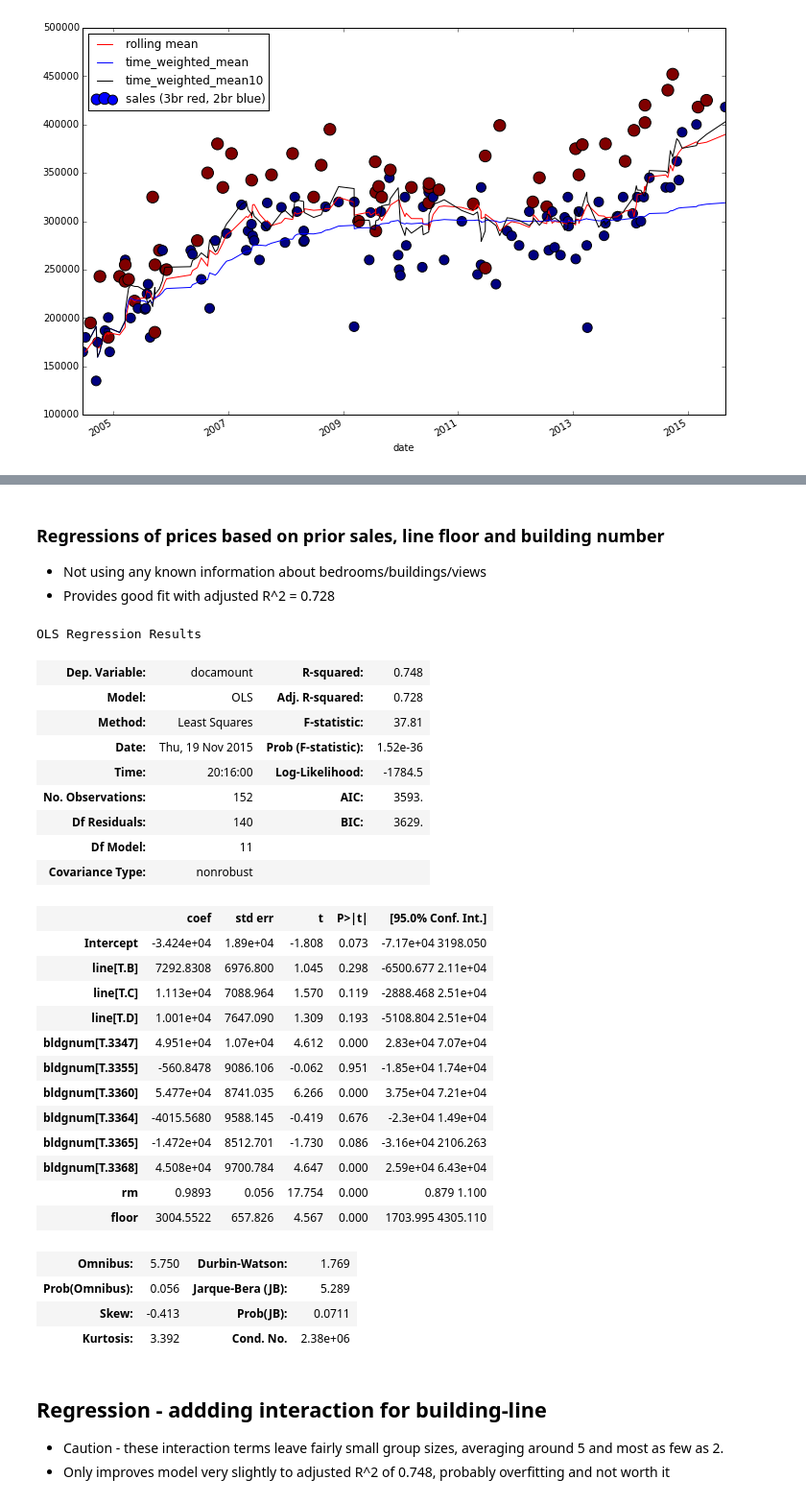
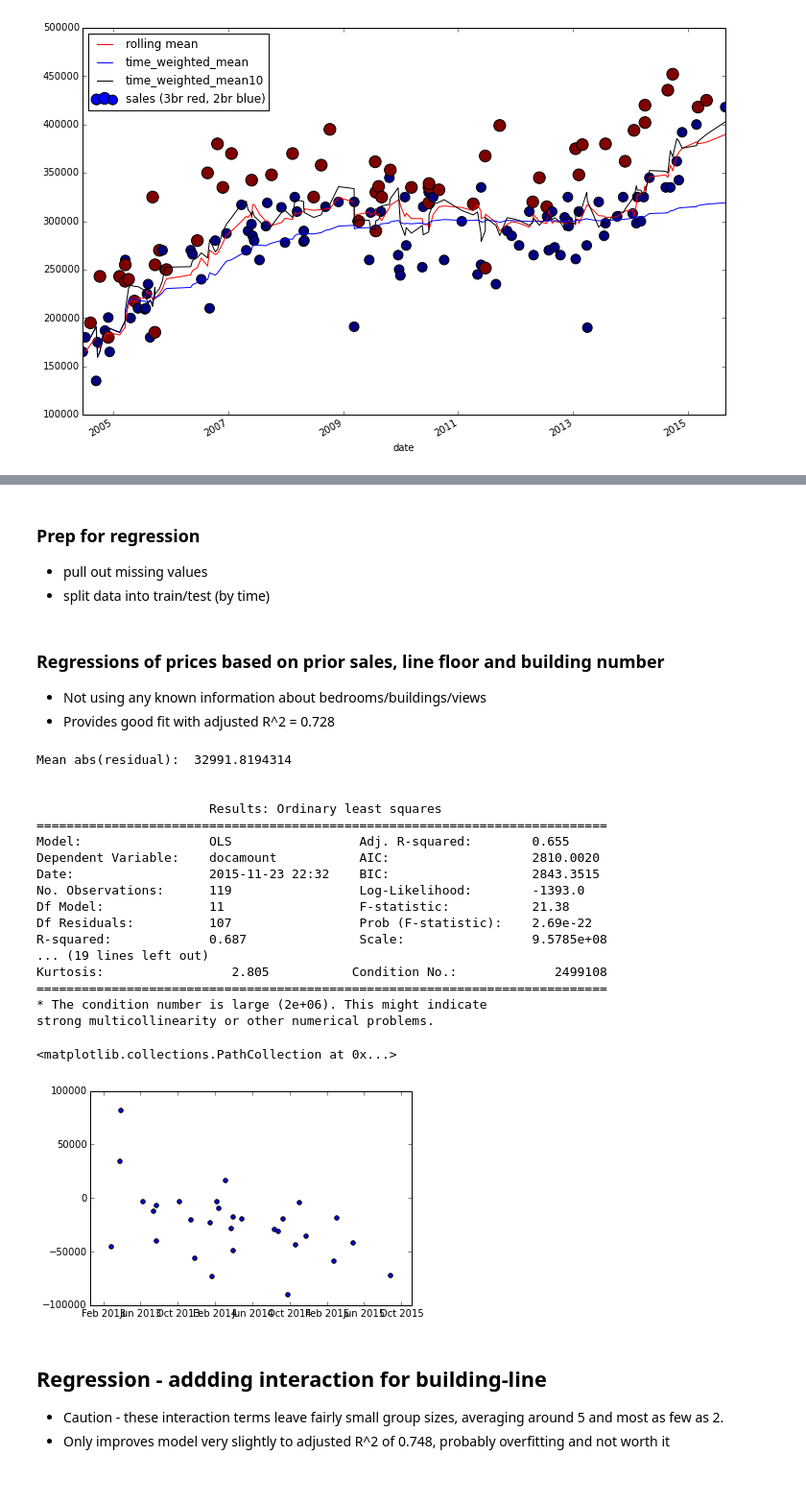
Before and after one commit to Jwerberg/slideruleprojects, a Jupyter notebook: Capstone Milestone Report.ipynb, the cells around one changed output, grey strips where cells are left out. Shown at 96% size. Drawn from its saved outputs; the diff is of its cells as text; code cells hidden in the pictures.

```diff
--- a/Capstone Milestone Report.ipynb
+++ b/Capstone Milestone Report.ipynb
@@ -262,0 +263,4 @@ plt.show()
+# %% [markdown]
+### Prep for regression
+- pull out missing values
+- split data into train/test (by time)
@@ -265,37 +273,33 @@ plt.show()
 
 - Not using any known information about bedrooms/buildings/views
 - Provides good fit with adjusted R^2 = 0.728
-# %%
-results = ols(formula="docamount ~ rm + line + floor + bldgnum", data=sales).fit()
-results.summary()
-# %% [output]
-OLS Regression Results
-| Dep. Variable: | docamount | R-squared: | 0.748 |
-| Model: | OLS | Adj. R-squared: | 0.728 |
-| Method: | Least Squares | F-statistic: | 37.81 |
-| Date: | Thu, 19 Nov 2015 | Prob (F-statistic): | 1.52e-36 |
-| Time: | 20:16:00 | Log-Likelihood: | -1784.5 |
-| No. Observations: | 152 | AIC: | 3593. |
-| Df Residuals: | 140 | BIC: | 3629. |
-| Df Model: | 11 |  |  |
-| Covariance Type: | nonrobust |  |  |
-|  | coef | std err | t | P>|t| | [95.0% Conf. Int.] |
-| Intercept | -3.424e+04 | 1.89e+04 | -1.808 | 0.073 | -7.17e+04 3198.050 |
-| line[T.B] | 7292.8308 | 6976.800 | 1.045 | 0.298 | -6500.677 2.11e+04 |
-| line[T.C] | 1.113e+04 | 7088.964 | 1.570 | 0.119 | -2888.468 2.51e+04 |
-| line[T.D] | 1.001e+04 | 7647.090 | 1.309 | 0.193 | -5108.804 2.51e+04 |
-| bldgnum[T.3347] | 4.951e+04 | 1.07e+04 | 4.612 | 0.000 | 2.83e+04 7.07e+04 |
-| bldgnum[T.3355] | -560.8478 | 9086.106 | -0.062 | 0.951 | -1.85e+04 1.74e+04 |
-| bldgnum[T.3360] | 5.477e+04 | 8741.035 | 6.266 | 0.000 | 3.75e+04 7.21e+04 |
-| bldgnum[T.3364] | -4015.5680 | 9588.145 | -0.419 | 0.676 | -2.3e+04 1.49e+04 |
-| bldgnum[T.3365] | -1.472e+04 | 8512.701 | -1.730 | 0.086 | -3.16e+04 2106.263 |
-| bldgnum[T.3368] | 4.508e+04 | 9700.784 | 4.647 | 0.000 | 2.59e+04 6.43e+04 |
-| rm | 0.9893 | 0.056 | 17.754 | 0.000 | 0.879 1.100 |
-| floor | 3004.5522 | 657.826 | 4.567 | 0.000 | 1703.995 4305.110 |
-| Omnibus: | 5.750 | Durbin-Watson: | 1.769 |
-| Prob(Omnibus): | 0.056 | Jarque-Bera (JB): | 5.289 |
-| Skew: | -0.413 | Prob(JB): | 0.0711 |
-| Kurtosis: | 3.392 | Cond. No. | 2.38e+06 |
+# %%
+results = ols(formula="docamount ~ rm + line + floor + bldgnum", data=train).fit()
+predictions = results.predict(exog=dict(rm=test.rm,line=test.line,floor=test.floor,bldgnum=test.bldgnum))
+residuals = predictions - test.docamount
+print 'Mean abs(residual): ', np.mean([abs(r) for r in residuals]),'\n\n'
+print results.summary2()
+plt.scatter(x=residuals.index,y=residuals.values)
+# %% [output]
+Mean abs(residual):  32991.8194314
+
+
+                       Results: Ordinary least squares
+============================================================================
+Model:                 OLS                 Adj. R-squared:        0.655
+Dependent Variable:    docamount           AIC:                   2810.0020
+Date:                  2015-11-23 22:32    BIC:                   2843.3515
+No. Observations:      119                 Log-Likelihood:        -1393.0
+Df Model:              11                  F-statistic:           21.38
+Df Residuals:          107                 Prob (F-statistic):    2.69e-22
+R-squared:             0.687               Scale:                 9.5785e+08
+... (19 lines left out)
+Kurtosis:                 2.805           Condition No.:             2499108
+============================================================================
+* The condition number is large (2e+06). This might indicate
+strong multicollinearity or other numerical problems.
+<matplotlib.collections.PathCollection at 0x...>
+[figure, added]
 # %% [markdown]
 ## Regression - addding interaction for building-line
 
```
Also changed, not shown: parts of 17 cells of this notebook.
